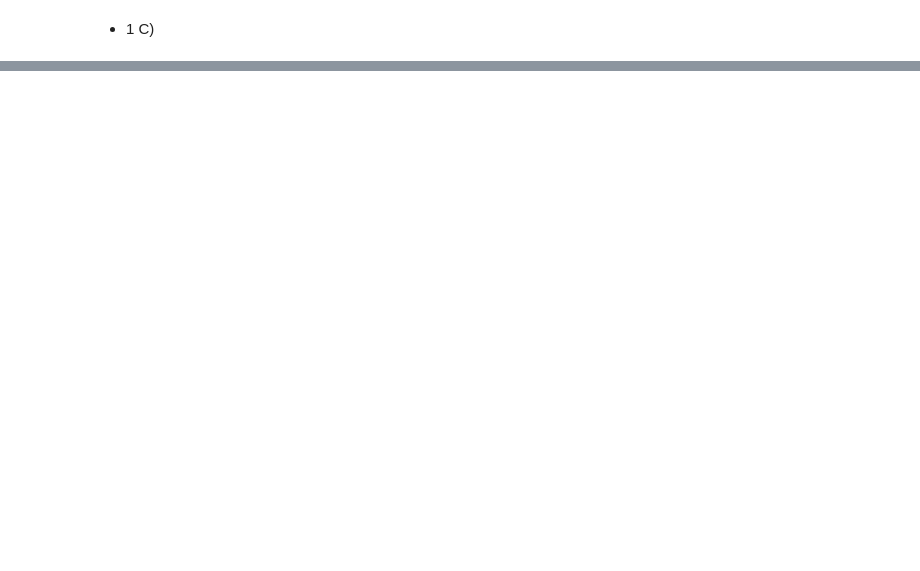
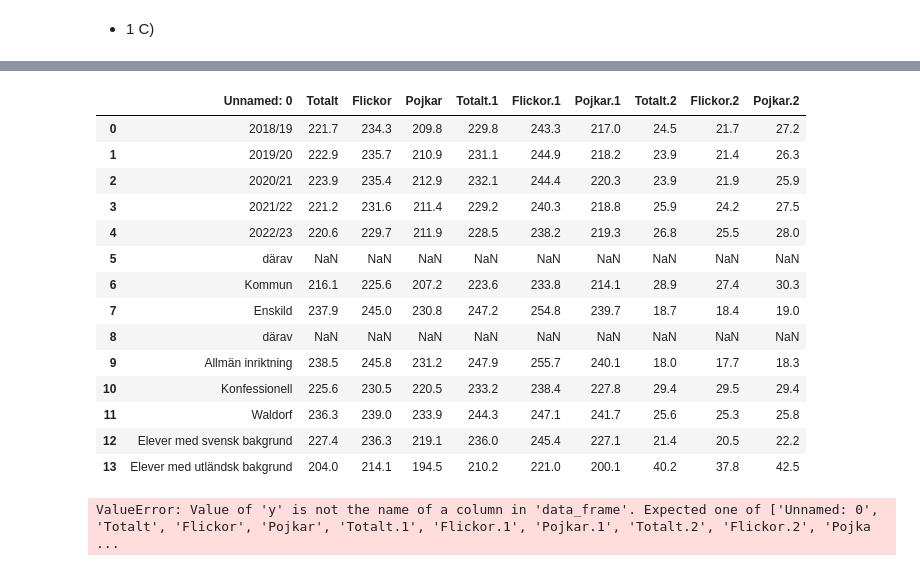
Before and after one commit to NoahEliasson/Python-Noah-Eliasson-OPA23, a Jupyter notebook: labb_2/labb_2.ipynb, the cells around one changed output, grey strips where cells are left out. Drawn from its saved outputs; the diff is of its cells as text; code cells hidden in the pictures; blank space fills up the shorter version.

```diff
--- a/labb_2/labb_2.ipynb
+++ b/labb_2/labb_2.ipynb
@@ -181,0 +203,24 @@ df_table1b_first
+# %%
+df_table1b_fourth = pd.read_excel("../data/betyg_o_prov_riksnivå.xlsx", sheet_name="Tabell 1B", skiprows=7, skipfooter=14)
+df_table1b_fourth
+#loc de två y ska vara en kolumn samma med x som alltid så loc o slice:a
+# %% [output]
+|  | Unnamed: 0 | Totalt | Flickor | Pojkar | Totalt.1 | Flickor.1 | Pojkar.1 | Totalt.2 | Flickor.2 | Pojkar.2 |
+| 0 | 2018/19 | 221.7 | 234.3 | 209.8 | 229.8 | 243.3 | 217.0 | 24.5 | 21.7 | 27.2 |
+| 1 | 2019/20 | 222.9 | 235.7 | 210.9 | 231.1 | 244.9 | 218.2 | 23.9 | 21.4 | 26.3 |
+| 2 | 2020/21 | 223.9 | 235.4 | 212.9 | 232.1 | 244.4 | 220.3 | 23.9 | 21.9 | 25.9 |
+| 3 | 2021/22 | 221.2 | 231.6 | 211.4 | 229.2 | 240.3 | 218.8 | 25.9 | 24.2 | 27.5 |
+| 4 | 2022/23 | 220.6 | 229.7 | 211.9 | 228.5 | 238.2 | 219.3 | 26.8 | 25.5 | 28.0 |
+| 5 | därav | NaN | NaN | NaN | NaN | NaN | NaN | NaN | NaN | NaN |
+| 6 | Kommun | 216.1 | 225.6 | 207.2 | 223.6 | 233.8 | 214.1 | 28.9 | 27.4 | 30.3 |
+| 7 | Enskild | 237.9 | 245.0 | 230.8 | 247.2 | 254.8 | 239.7 | 18.7 | 18.4 | 19.0 |
+| 8 | därav | NaN | NaN | NaN | NaN | NaN | NaN | NaN | NaN | NaN |
+| 9 | Allmän inriktning | 238.5 | 245.8 | 231.2 | 247.9 | 255.7 | 240.1 | 18.0 | 17.7 | 18.3 |
+| 10 | Konfessionell | 225.6 | 230.5 | 220.5 | 233.2 | 238.4 | 227.8 | 29.4 | 29.5 | 29.4 |
+| 11 | Waldorf | 236.3 | 239.0 | 233.9 | 244.3 | 247.1 | 241.7 | 25.6 | 25.3 | 25.8 |
+| 12 | Elever med svensk bakgrund | 227.4 | 236.3 | 219.1 | 236.0 | 245.4 | 227.1 | 21.4 | 20.5 | 22.2 |
+| 13 | Elever med utländsk bakgrund | 204.0 | 214.1 | 194.5 | 210.2 | 221.0 | 200.1 | 40.2 | 37.8 | 42.5 |
+# %%
+fig = px.line(df_table1b_fourth, y=, x=["Totalt.2", "Flickor.2"])
+# %% [output]
+ValueError: Value of 'y' is not the name of a column in 'data_frame'. Expected one of ['Unnamed: 0', 'Totalt', 'Flickor', 'Pojkar', 'Totalt.1', 'Flickor.1', 'Pojkar.1', 'Totalt.2', 'Flickor.2', 'Pojka ...
```
Also changed, not shown: parts of 3 cells of this notebook.
